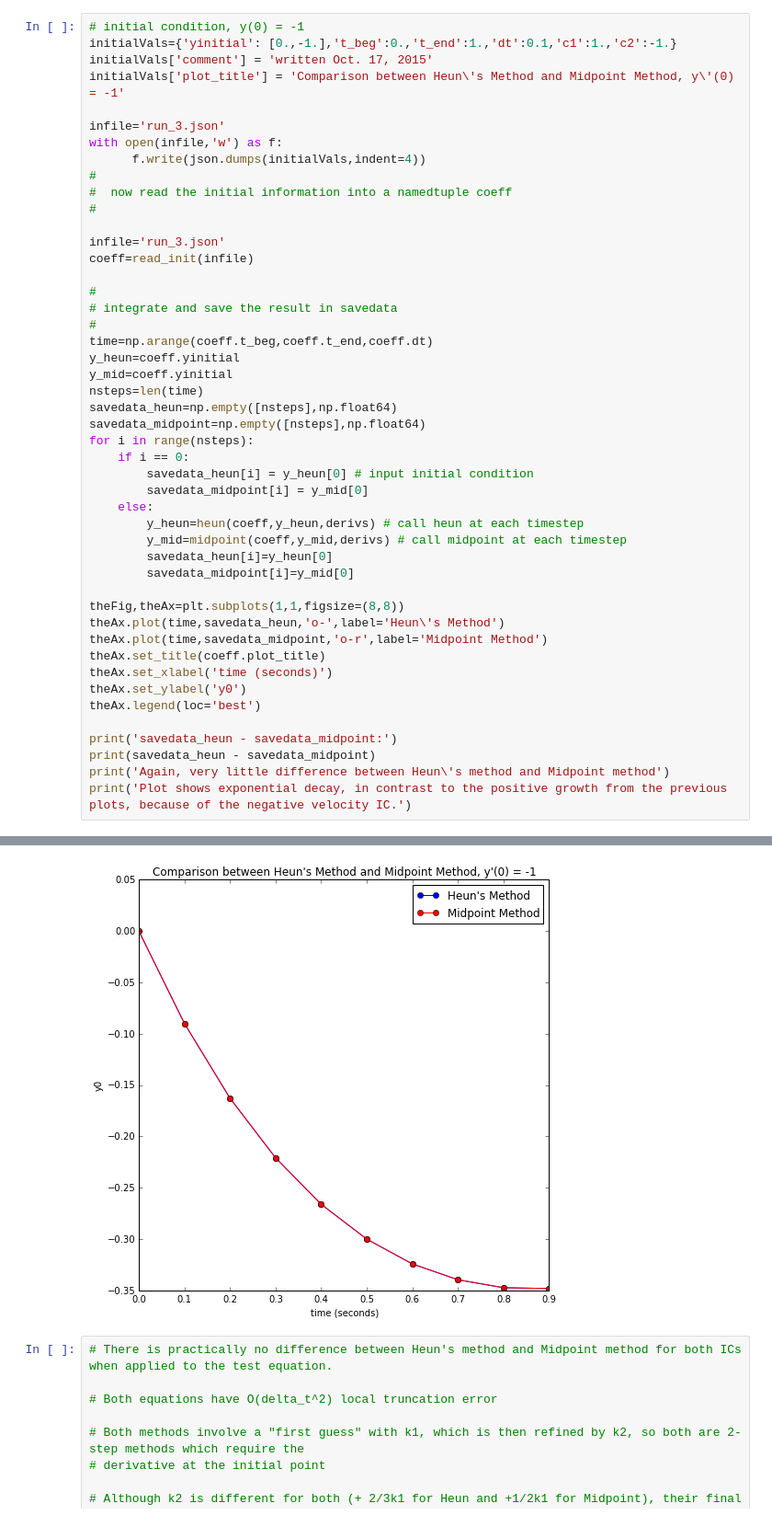
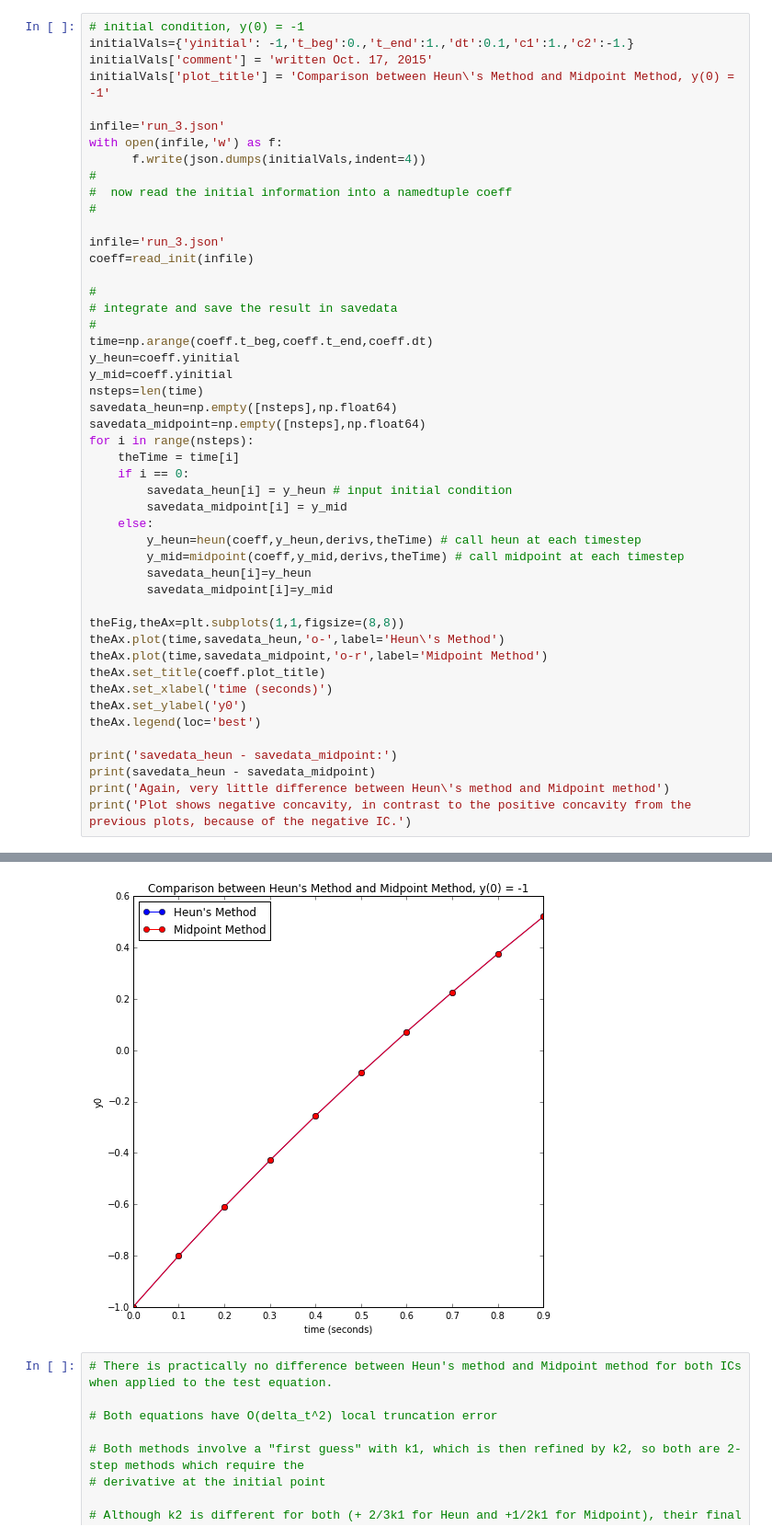
Before and after one commit to tc637/numeric, a Jupyter notebook: lab4/lab4_tim_coding.ipynb, the cells around one changed output, grey strips where cells are left out. Shown at 92% size. Saved outputs shown, nothing was run; the diff lists cells and outputs as text.

```diff
--- a/lab4/lab4_tim_coding.ipynb
+++ b/lab4/lab4_tim_coding.ipynb
@@ -135,8 +142,8 @@ Plot shows exponential growth, similar to the curves plotted in the previous sec
 # %%
 # initial condition, y(0) = -1
-initialVals={'yinitial': [0.,-1.],'t_beg':0.,'t_end':1.,'dt':0.1,'c1':1.,'c2':-1.}
+initialVals={'yinitial': -1,'t_beg':0.,'t_end':1.,'dt':0.1,'c1':1.,'c2':-1.}
 initialVals['comment'] = 'written Oct. 17, 2015'
-initialVals['plot_title'] = 'Comparison between Heun\'s Method and Midpoint Method, y\'(0) = -1'
+initialVals['plot_title'] = 'Comparison between Heun\'s Method and Midpoint Method, y(0) = -1'
 
 infile='run_3.json'
 with open(infile,'w') as f:
@@ -158,14 +165,15 @@ nsteps=len(time)
 savedata_heun=np.empty([nsteps],np.float64)
 savedata_midpoint=np.empty([nsteps],np.float64)
 for i in range(nsteps):
+    theTime = time[i]
     if i == 0:
-        savedata_heun[i] = y_heun[0] # input initial condition
-        savedata_midpoint[i] = y_mid[0]
+        savedata_heun[i] = y_heun # input initial condition
+        savedata_midpoint[i] = y_mid
     else:
-        y_heun=heun(coeff,y_heun,derivs) # call heun at each timestep
-        y_mid=midpoint(coeff,y_mid,derivs) # call midpoint at each timestep
-        savedata_heun[i]=y_heun[0]
-        savedata_midpoint[i]=y_mid[0]
+        y_heun=heun(coeff,y_heun,derivs,theTime) # call heun at each timestep
+        y_mid=midpoint(coeff,y_mid,derivs,theTime) # call midpoint at each timestep
+        savedata_heun[i]=y_heun
+        savedata_midpoint[i]=y_mid
 
 theFig,theAx=plt.subplots(1,1,figsize=(8,8))
 theAx.plot(time,savedata_heun,'o-',label='Heun\'s Method')
@@ -178,6 +186,6 @@ theAx.legend(loc='best')
 print('savedata_heun - savedata_midpoint:')
 print(savedata_heun - savedata_midpoint)
 print('Again, very little difference between Heun\'s method and Midpoint method')
-print('Plot shows exponential decay, in contrast to the positive growth from the previous plots, because of the negative velocity IC.')
+print('Plot shows negative concavity, in contrast to the positive concavity from the previous plots, because of the negative IC.')
 # %% [output]
 savedata_heun - savedata_midpoint:
@@ -189,4 +197,4 @@ Plot shows exponential decay, in contrast to the positive growth from the previo
-[figure, old version]
+[figure, new version]
 # %%
 # There is practically no difference between Heun's method and Midpoint method for both ICs when applied to the test equation.
 
```
Also changed, not shown: parts of 2 cells of this notebook.
